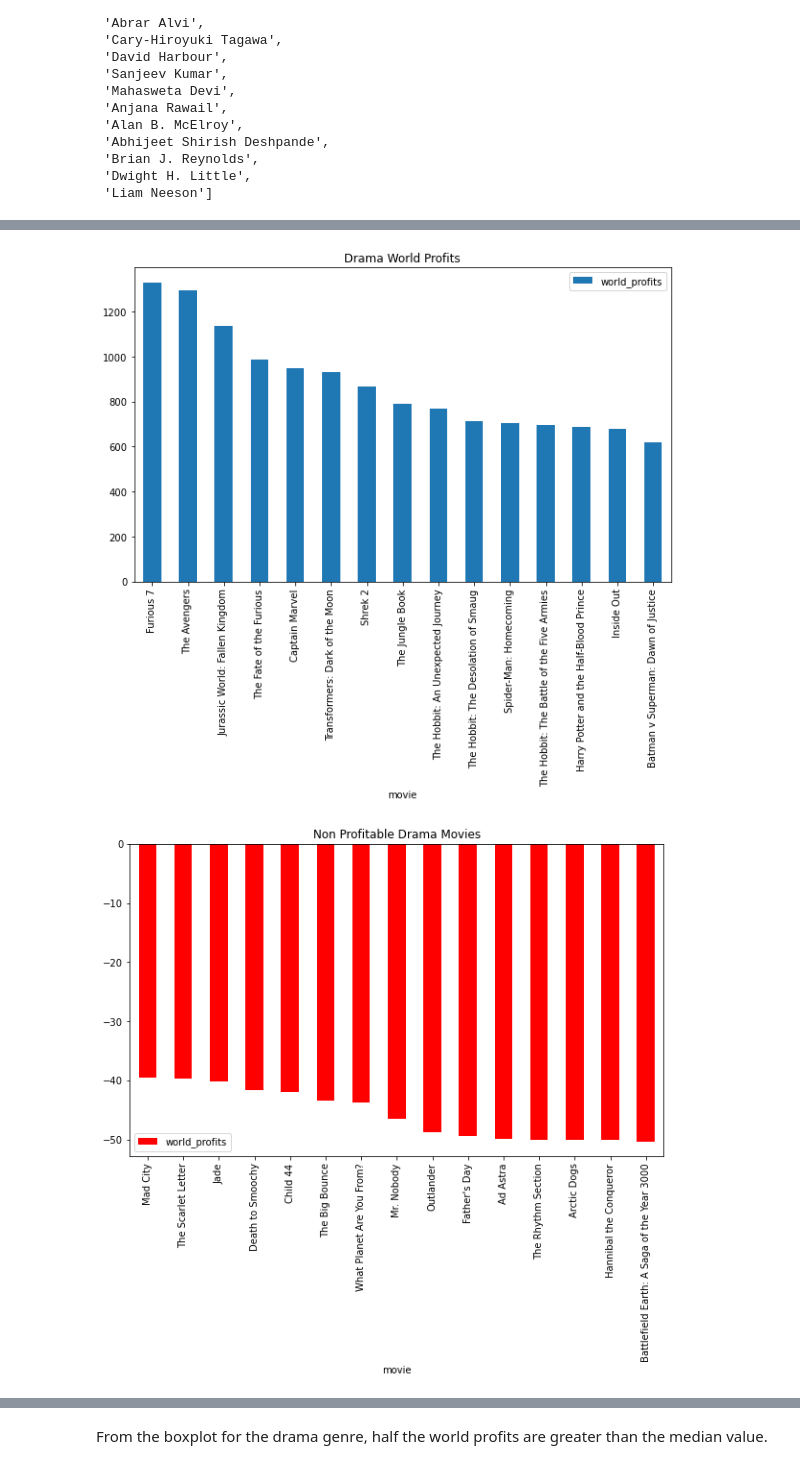
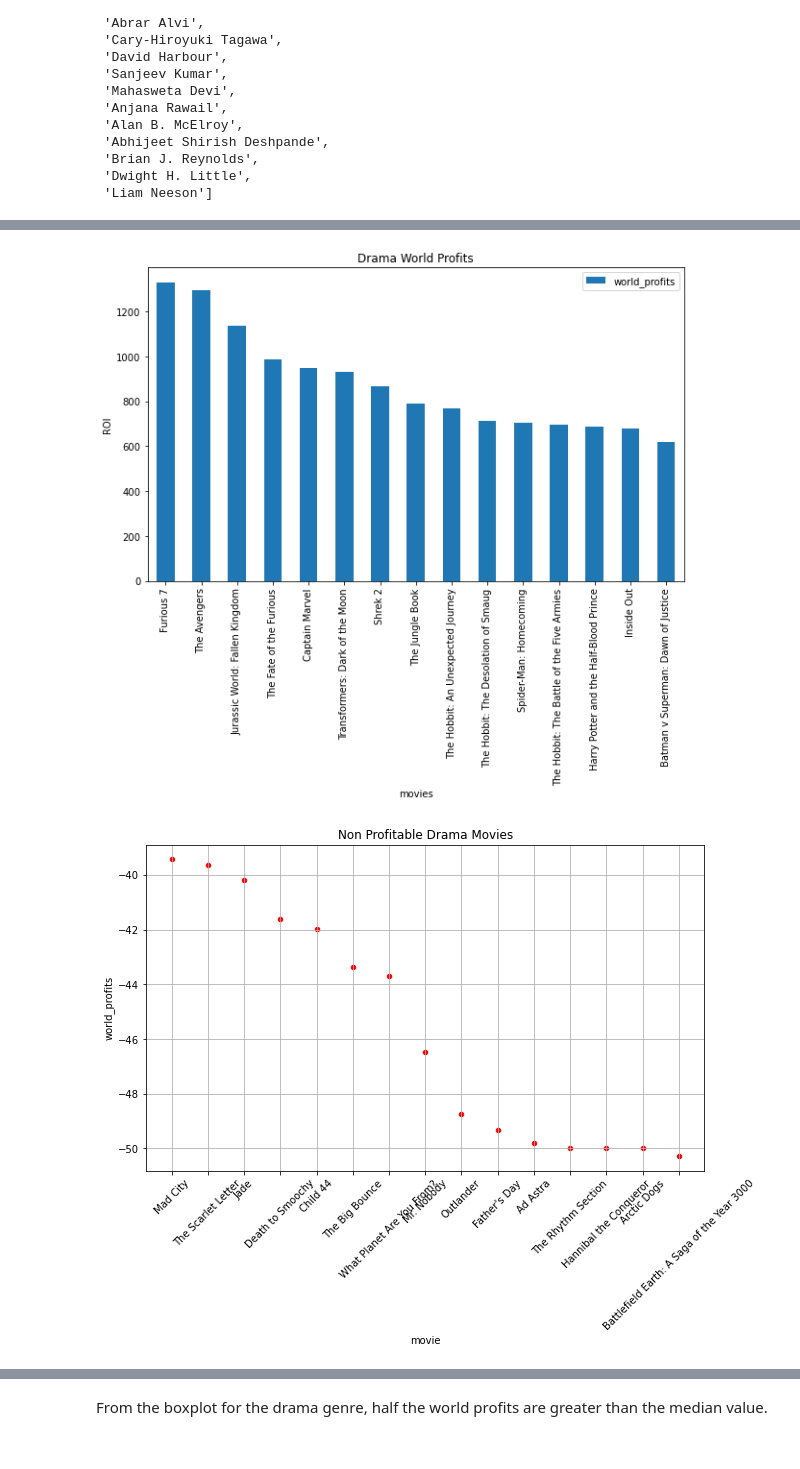
Before and after one commit to Opiyow/Project-v1, a Jupyter notebook: Marjorie Opiyo dsc_phase1_project.ipynb, the cells around one changed output, grey strips where cells are left out. Saved outputs shown, nothing was run; the diff lists cells and outputs as text; code cells hidden in the pictures.

```diff
--- a/Marjorie Opiyo dsc_phase1_project.ipynb
+++ b/Marjorie Opiyo dsc_phase1_project.ipynb
@@ -723,0 +745,4 @@ joined_df
+# %%
+#try to explode the genre column into separate rows
+joined_df['split_col'] = joined_df['genres'].str.split()
+joined_df.explode('split_col')
@@ -1014,9 +989,12 @@ drama.head(15).plot('primary_name','world_profits',kind ='bar',figsize =(10,6),
 # %%
-drama.head(15).plot('movie','world_profits',kind ='bar',figsize =(10,6), title = 'Drama World Profits');
+drama.head(15).plot('movie','world_profits',kind ='bar',figsize =(10,6), ylabel = 'ROI', \
+                    xlabel = 'movies', title = 'Drama World Profits');
 # %% [output]
-[figure, old version]
+[figure, new version]
 # %%
-drama.tail(15).plot('movie','world_profits',kind ='bar',figsize =(10,6), title = 'Non Profitable Drama Movies', color ='red');
+drama.tail(15).plot('movie','world_profits',kind ='scatter',figsize =(10,6), \
+                    title = 'Non Profitable Drama Movies', color ='red', grid =True)
+plt.xticks(rotation =45);
 # %% [output]
-[figure, old version]
+[figure, new version]
 # %%
```
Also changed, not shown: parts of 35 cells of this notebook.
